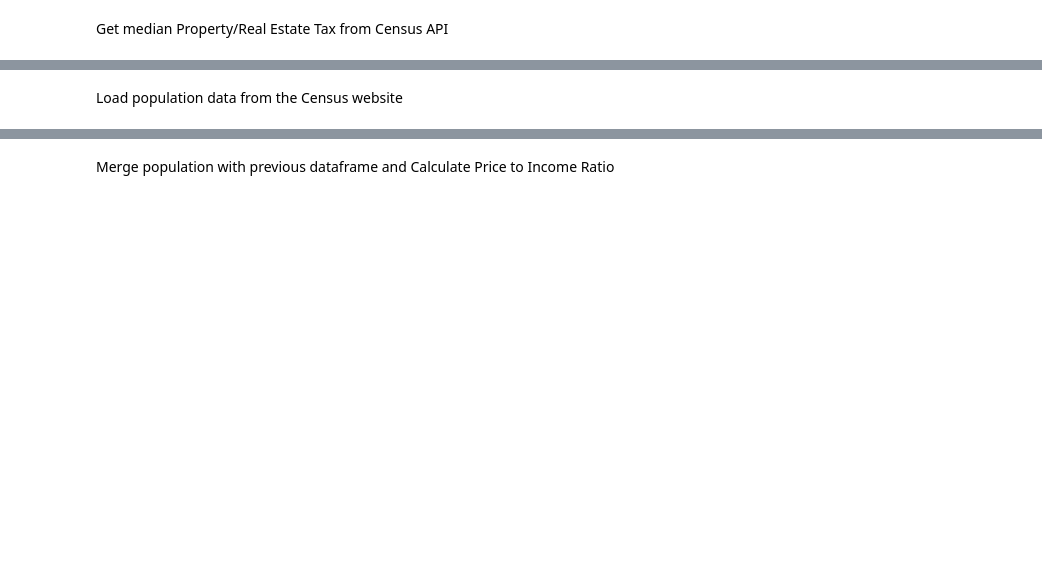
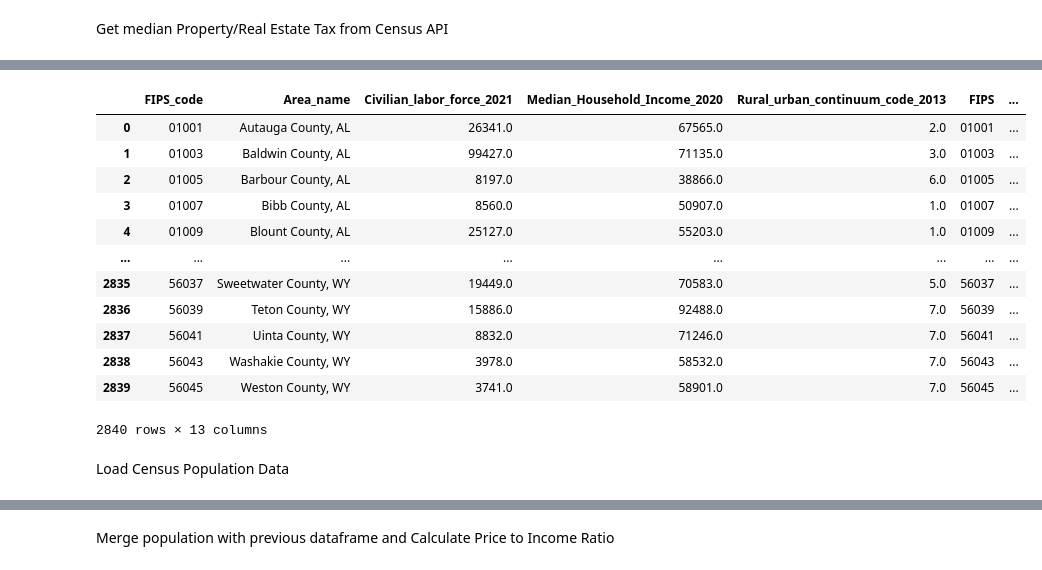
Before and after one commit to seanmannisto/housing, a Jupyter notebook: HousingAffordabilityV2.ipynb, the cells around one changed output, grey strips where cells are left out. Saved outputs shown, nothing was run; the diff lists cells and outputs as text; code cells hidden in the pictures; blank space fills up the shorter version.

```diff
--- a/HousingAffordabilityV2.ipynb
+++ b/HousingAffordabilityV2.ipynb
@@ -254,2 +342,5 @@ tax_df['FIPS_code'] = tax_df.apply(lambda row: '{0:0>2}'.format(row["state"]) +
 # %%
-tax_df["med_tax"].max()
+# Convert strings to numbers
+tax_df["med_tax"] = tax_df["med_tax"].astype(float)
+# Replace error -666666666 values with blanks
+tax_df["med_tax"] = tax_df["med_tax"].replace(-666666666, np.nan)
@@ -257,0 +347,4 @@ tax_df["med_tax"].max()
+# %%
+# Calculate and print mean tax
+mean_tax = tax_df["med_tax"].mean()
+print("Mean Tax Value: " + str(mean_tax))
@@ -257,0 +353,3 @@ tax_df["med_tax"].max()
+# %%
+# Replace errors with the mean of all county tax values
+tax_df["med_tax"] = tax_df["med_tax"].fillna(mean_tax)
@@ -258,5 +366,3 @@ tax_df["med_tax"].max()
 # %%
 # Merge with other table
 merged2=pd.merge(left=merged1, right=tax_df, left_on='FIPS_code', right_on='FIPS_code')
-# %% [markdown]
-Load population data from the Census website
@@ -274,0 +371,18 @@ pop = pop[["POPESTIMATE", "FIPS2", "STNAME"]]
+# %%
+merged2
+# %% [output]
+|  | FIPS_code | Area_name | Civilian_labor_force_2021 | Median_Household_Income_2020 | Rural_urban_continuum_code_2013 | FIPS | ... |
+| 0 | 01001 | Autauga County, AL | 26341.0 | 67565.0 | 2.0 | 01001 | ... |
+| 1 | 01003 | Baldwin County, AL | 99427.0 | 71135.0 | 3.0 | 01003 | ... |
+| 2 | 01005 | Barbour County, AL | 8197.0 | 38866.0 | 6.0 | 01005 | ... |
+| 3 | 01007 | Bibb County, AL | 8560.0 | 50907.0 | 1.0 | 01007 | ... |
+| 4 | 01009 | Blount County, AL | 25127.0 | 55203.0 | 1.0 | 01009 | ... |
+| ... | ... | ... | ... | ... | ... | ... | ... |
+| 2835 | 56037 | Sweetwater County, WY | 19449.0 | 70583.0 | 5.0 | 56037 | ... |
+| 2836 | 56039 | Teton County, WY | 15886.0 | 92488.0 | 7.0 | 56039 | ... |
+| 2837 | 56041 | Uinta County, WY | 8832.0 | 71246.0 | 7.0 | 56041 | ... |
+| 2838 | 56043 | Washakie County, WY | 3978.0 | 58532.0 | 7.0 | 56043 | ... |
+| 2839 | 56045 | Weston County, WY | 3741.0 | 58901.0 | 7.0 | 56045 | ... |
+2840 rows × 13 columns
+# %% [markdown]
+Load Census Population Data
```
Also changed, not shown: parts of 35 cells of this notebook.
